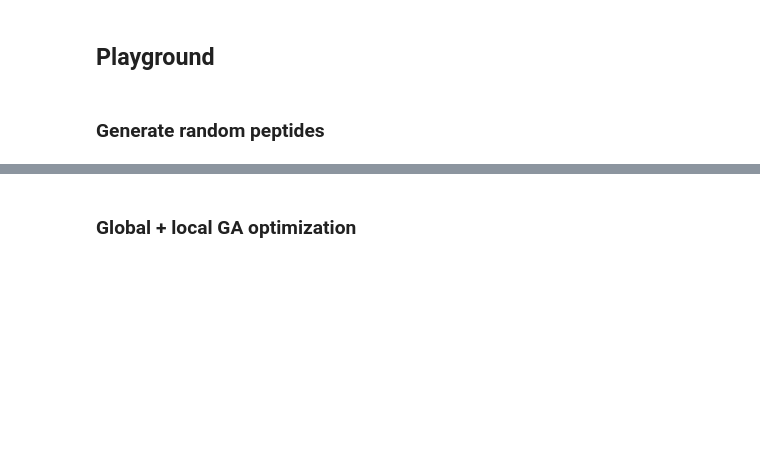
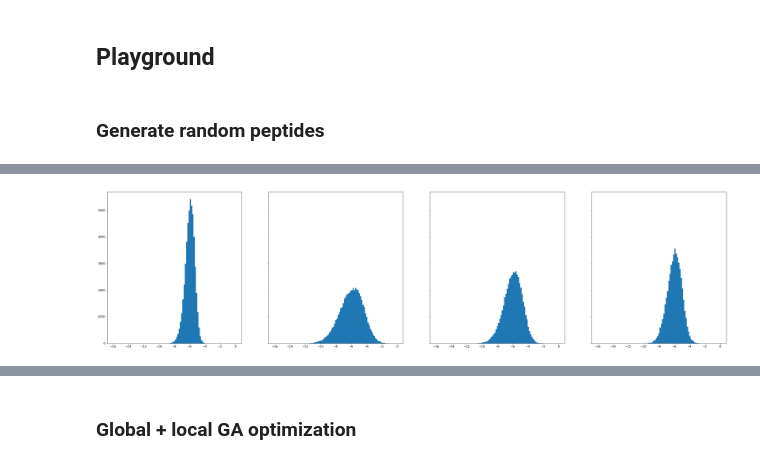
Before and after one commit to jeeberhardt/mobius, a Jupyter notebook: data/helm_ga/Untitled2.ipynb, the cells around one changed output, grey strips where cells are left out. Saved outputs shown, nothing was run; the diff lists cells and outputs as text; code cells hidden in the pictures; blank space fills up the shorter version.

```diff
--- a/data/helm_ga/Untitled2.ipynb
+++ b/data/helm_ga/Untitled2.ipynb
@@ -720,0 +723,10 @@ RMSD : 0.601 kcal/mol
+# %%
+fig, axarr = plt.subplots(1, 4, sharex=True, sharey=True, figsize=(40, 10))
+
+for i, size in enumerate([8, 9, 10, 11]):
+    random_peptides, random_peptide_scores = mps.generate_random_peptides(50000, [-16, 0], size, return_predicted_energy=True)
+    axarr[i].hist(random_peptide_scores, bins=np.linspace(-16, 0, 100))
+
+plt.show()
+# %% [output]
+[figure, added]
```
Also changed, not shown: parts of 17 cells of this notebook, 9 other files.
